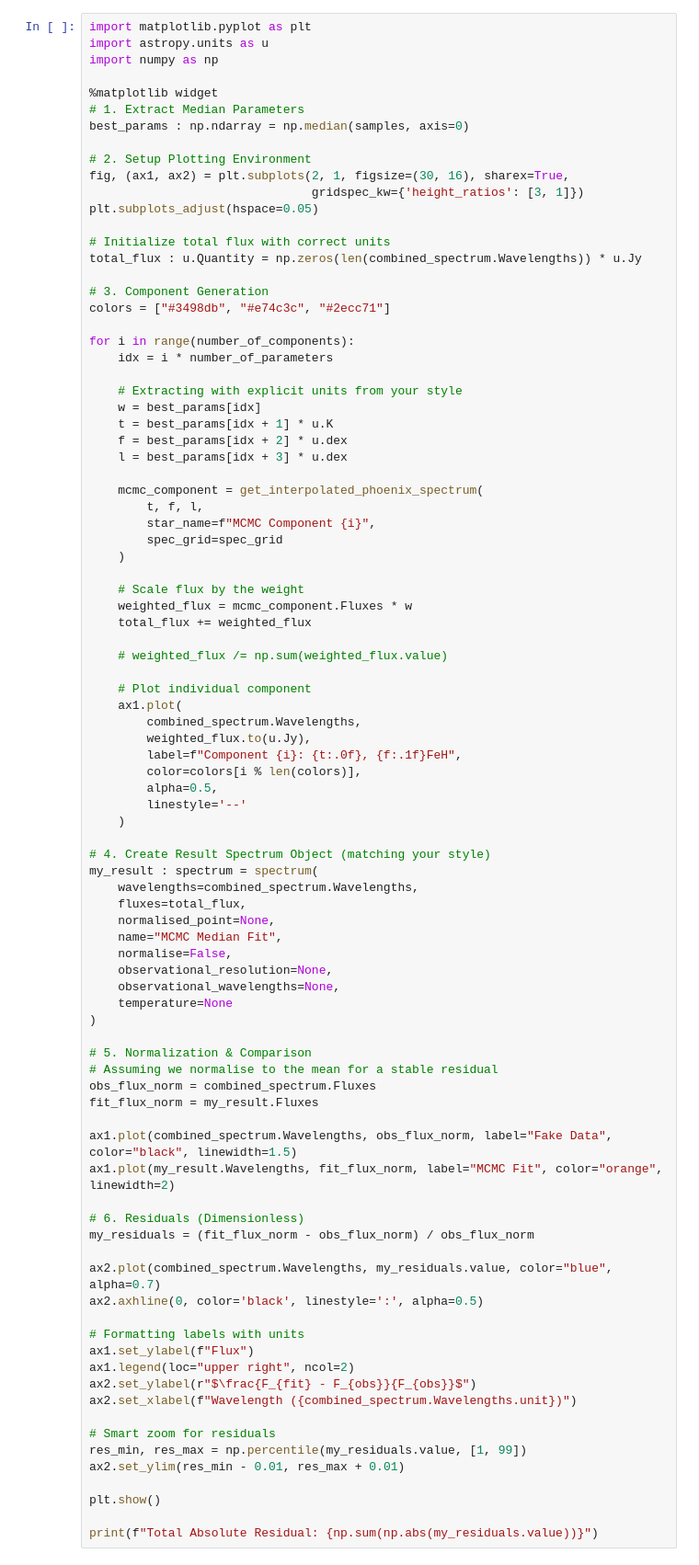
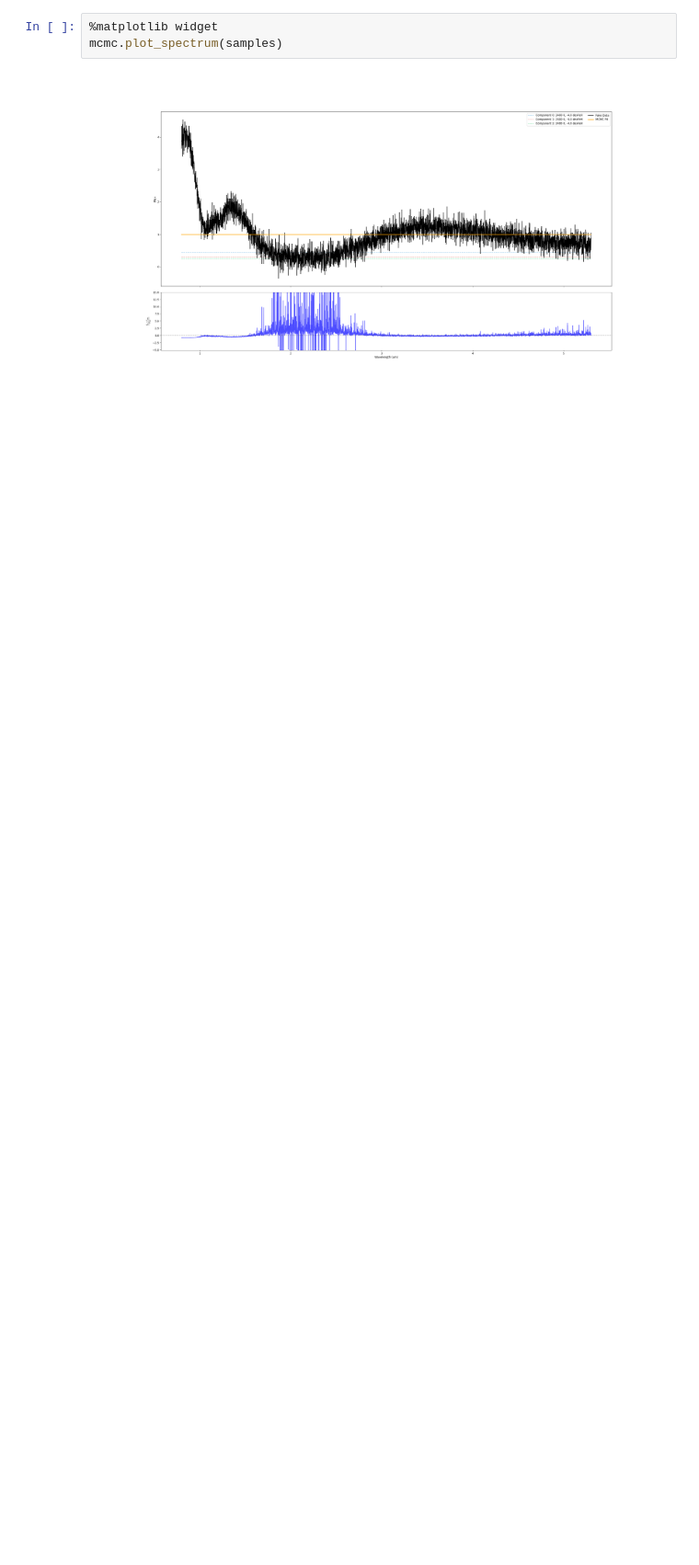
Before and after one commit to BenGreenAstro/stellar-heterogeneity-modelling, a Jupyter notebook: analysis/simulated_degeneracies/main.ipynb, the cells around one changed output. Shown at 92% size. Drawn from its saved outputs; the diff is of its cells as text; blank space fills up the shorter version.

```diff
--- a/analysis/simulated_degeneracies/main.ipynb
+++ b/analysis/simulated_degeneracies/main.ipynb
@@ -298,90 +238,5 @@ rich.print(true_table)
 # %%
-import matplotlib.pyplot as plt
-import astropy.units as u
-import numpy as np
-
 %matplotlib widget
-# 1. Extract Median Parameters
-best_params : np.ndarray = np.median(samples, axis=0)
-
-# 2. Setup Plotting Environment
-fig, (ax1, ax2) = plt.subplots(2, 1, figsize=(30, 16), sharex=True,
-                               gridspec_kw={'height_ratios': [3, 1]})
-plt.subplots_adjust(hspace=0.05)
-
-# Initialize total flux with correct units
-total_flux : u.Quantity = np.zeros(len(combined_spectrum.Wavelengths)) * u.Jy
-
-# 3. Component Generation
-colors = ["#3498db", "#e74c3c", "#2ecc71"]
-
-for i in range(number_of_components):
-    idx = i * number_of_parameters
-
-    # Extracting with explicit units from your style
-    w = best_params[idx]
-    t = best_params[idx + 1] * u.K
-    f = best_params[idx + 2] * u.dex
-    l = best_params[idx + 3] * u.dex
-
-    mcmc_component = get_interpolated_phoenix_spectrum(
-        t, f, l,
-        star_name=f"MCMC Component {i}",
-        spec_grid=spec_grid
-    )
-
-    # Scale flux by the weight
-    weighted_flux = mcmc_component.Fluxes * w
-    total_flux += weighted_flux
-
-    # weighted_flux /= np.sum(weighted_flux.value)
-
-    # Plot individual component
-    ax1.plot(
-        combined_spectrum.Wavelengths,
-        weighted_flux.to(u.Jy),
-        label=f"Component {i}: {t:.0f}, {f:.1f}FeH",
-        color=colors[i % len(colors)],
-        alpha=0.5,
-        linestyle='--'
-    )
-
-# 4. Create Result Spectrum Object (matching your style)
-my_result : spectrum = spectrum(
-    wavelengths=combined_spectrum.Wavelengths,
-    fluxes=total_flux,
-    normalised_point=None,
-    name="MCMC Median Fit",
-    normalise=False,
-    observational_resolution=None,
-    observational_wavelengths=None,
-    temperature=None
-)
-
-# 5. Normalization & Comparison
-# Assuming we normalise to the mean for a stable residual
-obs_flux_norm = combined_spectrum.Fluxes
-fit_flux_norm = my_result.Fluxes
-
-ax1.plot(combined_spectrum.Wavelengths, obs_flux_norm, label="Fake Data", color="black", linewidth=1.5)
-ax1.plot(my_result.Wavelengths, fit_flux_norm, label="MCMC Fit", color="orange", linewidth=2)
-
-# 6. Residuals (Dimensionless)
-my_residuals = (fit_flux_norm - obs_flux_norm) / obs_flux_norm
-
-ax2.plot(combined_spectrum.Wavelengths, my_residuals.value, color="blue", alpha=0.7)
-ax2.axhline(0, color='black', linestyle=':', alpha=0.5)
-
-# Formatting labels with units
-ax1.set_ylabel(f"Flux")
-ax1.legend(loc="upper right", ncol=2)
-ax2.set_ylabel(r"$\frac{F_{fit} - F_{obs}}{F_{obs}}$")
-ax2.set_xlabel(f"Wavelength ({combined_spectrum.Wavelengths.unit})")
-
-# Smart zoom for residuals
-res_min, res_max = np.percentile(my_residuals.value, [1, 99])
-ax2.set_ylim(res_min - 0.01, res_max + 0.01)
-
-plt.show()
-
-print(f"Total Absolute Residual: {np.sum(np.abs(my_residuals.value))}")
+mcmc.plot_spectrum(samples)
+# %% [output]
+[figure, added]
```
Also changed, not shown: parts of 10 cells of this notebook, 2 other files.
